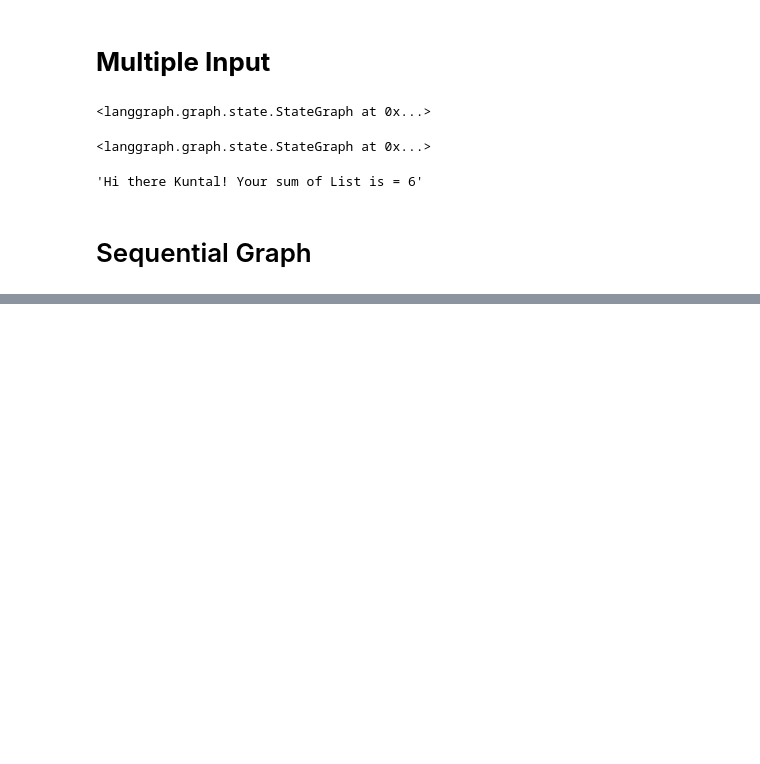
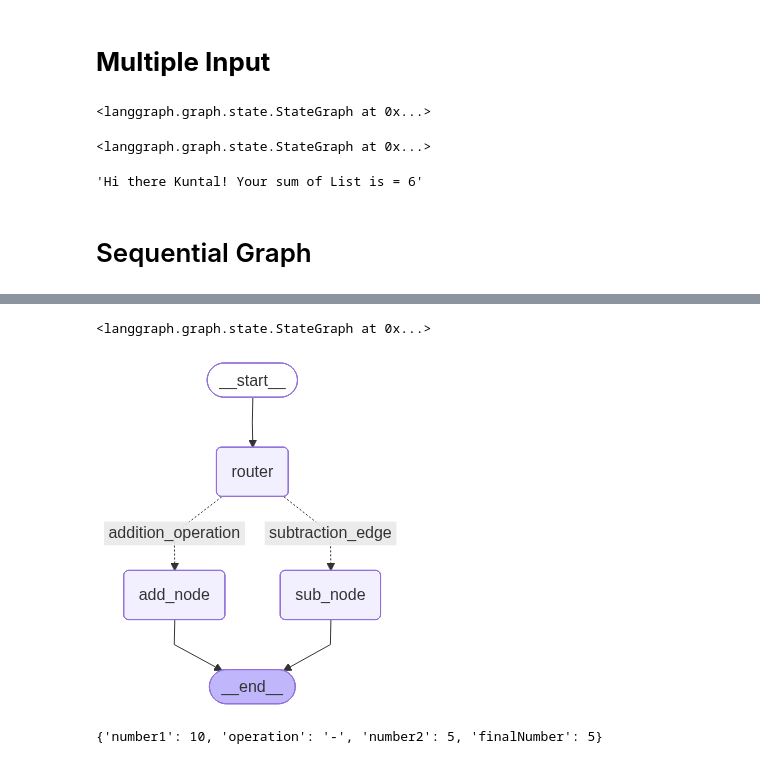
Before and after one commit to kuntal14/Uderstanding_LangGraph, a Jupyter notebook: LangGraph00.ipynb, the cells around one changed output, grey strips where cells are left out. Cells and saved outputs as stored; diff of their text form; code cells hidden in the pictures; blank space fills up the shorter version.

```diff
--- a/LangGraph00.ipynb
+++ b/LangGraph00.ipynb
@@ -82,0 +131,49 @@ ans["result"]
+# %%
+def adder(state: AgentState) -> AgentState:
+  """"this node adds the 2 numbers"""
+
+  state["finalNumber"] = state["number1"] + state["number2"]
+
+  return state
+
+def subtractor(state: AgentState) -> AgentState:
+  """"this node adds the 2 numbers"""
+
+  state["finalNumber"] = state["number1"] - state["number2"]
+
+  return state
+# %%
+def decide_next_node(state:AgentState) -> AgentState:
+  """this will decide the next node"""
+
+  if state["operation"] == "+":
+    return "addition_operation"
+  elif state["operation"] == "-":
+    return "subtraction_edge"
+# %%
+graph = StateGraph(AgentState)
+
+graph.add_node("add_node", adder)
+graph.add_node("sub_node", subtractor)
+graph.add_node("router", lambda state:state)
+
+graph.add_edge(START, "router")
+
+graph.add_conditional_edges(
+    "router",
+    decide_next_node,
+    {
+        # Edge : node
+        "addition_operation" : "add_node",
+        "subtraction_edge" : "sub_node"
+    }
+)
+
+graph.add_edge("add_node", END)
+graph.add_edge("sub_node", END)
+# %% [output]
+<langgraph.graph.state.StateGraph at 0x...>
+# %%
+graph.compile()
+# %% [output]
+[figure, added]
@@ -82,0 +182,5 @@ ans["result"]
+# %%
+initial_state_1 = AgentState(number1 = 10, operation="-", number2 = 5)
+print(app.invoke(initial_state_1))
+# %% [output]
+{'number1': 10, 'operation': '-', 'number2': 5, 'finalNumber': 5}
```
Also changed, not shown: parts of 8 cells of this notebook.
